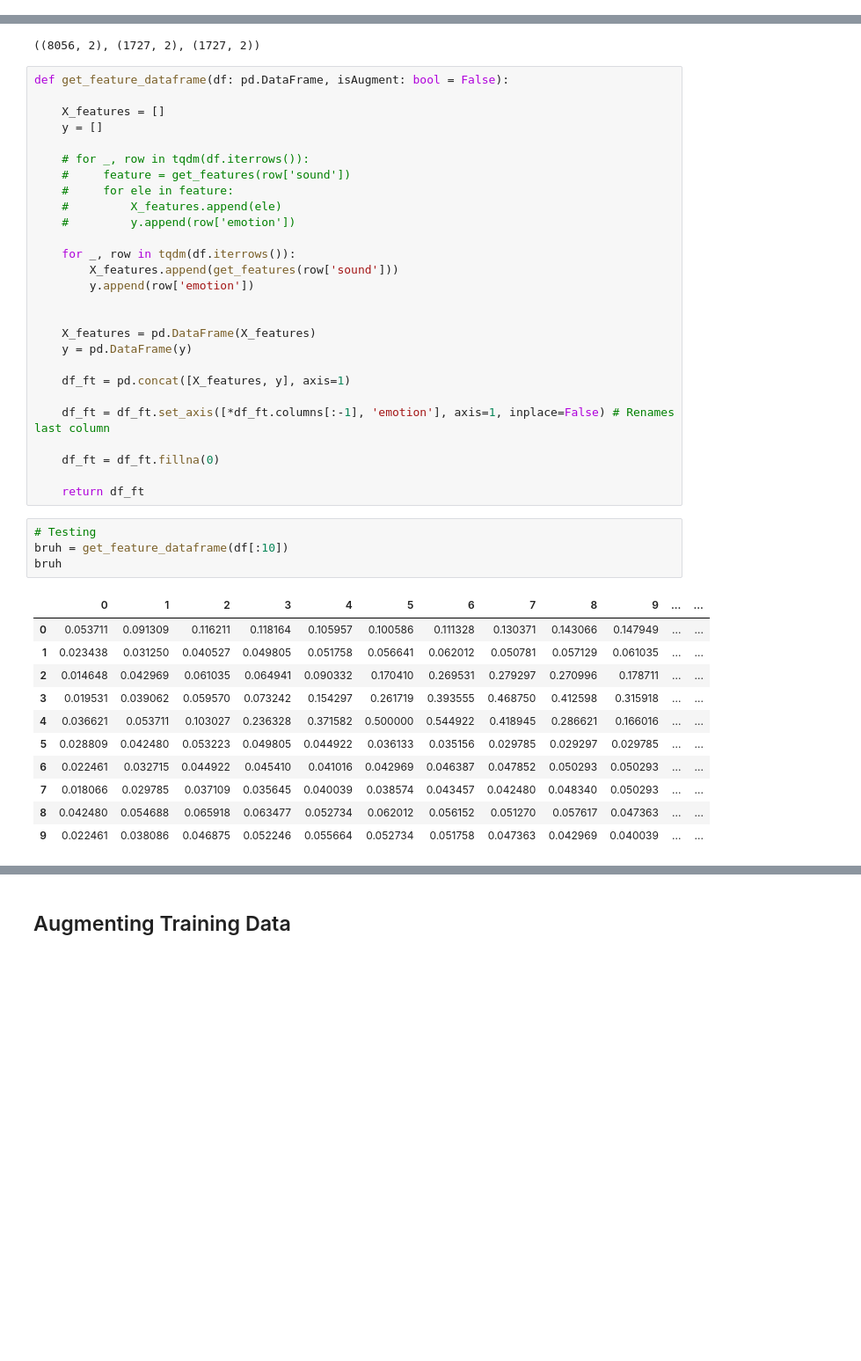
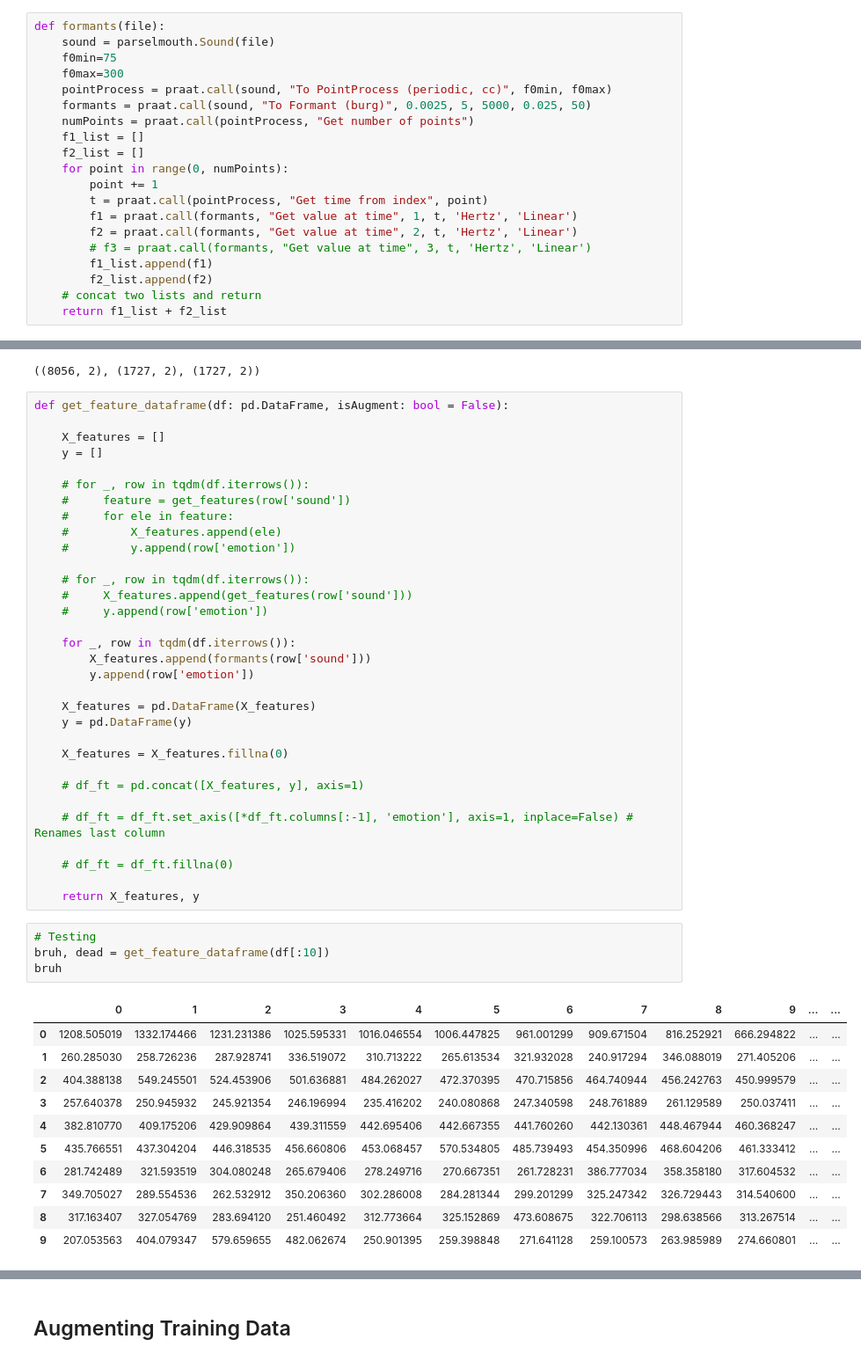
Before and after one commit to SaminYaser-work/audio-preprocessing-and-feature-extraction, a Jupyter notebook: notebook/feature_extraction_1D.ipynb, the cells around one changed output, grey strips where cells are left out. Shown at 88% size. Drawn from its saved outputs; the diff is of its cells as text; blank space fills up the shorter version.

Commit message:
working with formants

```diff
--- a/notebook/feature_extraction_1D.ipynb
+++ b/notebook/feature_extraction_1D.ipynb
@@ -373,5 +372,25 @@ waveplot(data_t, sr, 'Pre-processed')
 # %% [markdown]
 # Feature Extraction
+# %%
+def formants(file):
+    sound = parselmouth.Sound(file)
+    f0min=75
+    f0max=300
+    pointProcess = praat.call(sound, "To PointProcess (periodic, cc)", f0min, f0max)
+    formants = praat.call(sound, "To Formant (burg)", 0.0025, 5, 5000, 0.025, 50)
+    numPoints = praat.call(pointProcess, "Get number of points")
+    f1_list = []
+    f2_list = []
+    for point in range(0, numPoints):
+        point += 1
+        t = praat.call(pointProcess, "Get time from index", point)
+        f1 = praat.call(formants, "Get value at time", 1, t, 'Hertz', 'Linear')
+        f2 = praat.call(formants, "Get value at time", 2, t, 'Hertz', 'Linear')
+        # f3 = praat.call(formants, "Get value at time", 3, t, 'Hertz', 'Linear')
+        f1_list.append(f1)
+        f2_list.append(f2)
+    # concat two lists and return
+    return f1_list + f2_list
 # %%
 def zcr(data):
     zcr = lr.feature.zero_crossing_rate(data, frame_length=FRAME_LENGTH,hop_length=HOP_LENGTH)
@@ -470,34 +490,39 @@ def get_feature_dataframe(df: pd.DataFrame, isAugment: bool = False):
     #         X_features.append(ele)
     #         y.append(row['emotion'])
 
+    # for _, row in tqdm(df.iterrows()):
+    #     X_features.append(get_features(row['sound']))
+    #     y.append(row['emotion'])
+
     for _, row in tqdm(df.iterrows()):
-        X_features.append(get_features(row['sound']))
+        X_features.append(formants(row['sound']))
         y.append(row['emotion'])
-
 
     X_features = pd.DataFrame(X_features)
     y = pd.DataFrame(y)
 
-    df_ft = pd.concat([X_features, y], axis=1)
+    X_features = X_features.fillna(0)
 
-    df_ft = df_ft.set_axis([*df_ft.columns[:-1], 'emotion'], axis=1, inplace=False) # Renames last column
+    # df_ft = pd.concat([X_features, y], axis=1)
 
-    df_ft = df_ft.fillna(0)
+    # df_ft = df_ft.set_axis([*df_ft.columns[:-1], 'emotion'], axis=1, inplace=False) # Renames last column
 
-    return df_ft
+    # df_ft = df_ft.fillna(0)
+
+    return X_features, y
 # %%
 # Testing
-bruh = get_feature_dataframe(df[:10])
+bruh, dead = get_feature_dataframe(df[:10])
 bruh
 # %% [output]
 |  | 0 | 1 | 2 | 3 | 4 | 5 | 6 | 7 | 8 | 9 | ... | ... |
-| 0 | 0.053711 | 0.091309 | 0.116211 | 0.118164 | 0.105957 | 0.100586 | 0.111328 | 0.130371 | 0.143066 | 0.147949 | ... | ... |
-| 1 | 0.023438 | 0.031250 | 0.040527 | 0.049805 | 0.051758 | 0.056641 | 0.062012 | 0.050781 | 0.057129 | 0.061035 | ... | ... |
-| 2 | 0.014648 | 0.042969 | 0.061035 | 0.064941 | 0.090332 | 0.170410 | 0.269531 | 0.279297 | 0.270996 | 0.178711 | ... | ... |
-| 3 | 0.019531 | 0.039062 | 0.059570 | 0.073242 | 0.154297 | 0.261719 | 0.393555 | 0.468750 | 0.412598 | 0.315918 | ... | ... |
-| 4 | 0.036621 | 0.053711 | 0.103027 | 0.236328 | 0.371582 | 0.500000 | 0.544922 | 0.418945 | 0.286621 | 0.166016 | ... | ... |
-| 5 | 0.028809 | 0.042480 | 0.053223 | 0.049805 | 0.044922 | 0.036133 | 0.035156 | 0.029785 | 0.029297 | 0.029785 | ... | ... |
-| 6 | 0.022461 | 0.032715 | 0.044922 | 0.045410 | 0.041016 | 0.042969 | 0.046387 | 0.047852 | 0.050293 | 0.050293 | ... | ... |
-| 7 | 0.018066 | 0.029785 | 0.037109 | 0.035645 | 0.040039 | 0.038574 | 0.043457 | 0.042480 | 0.048340 | 0.050293 | ... | ... |
-| 8 | 0.042480 | 0.054688 | 0.065918 | 0.063477 | 0.052734 | 0.062012 | 0.056152 | 0.051270 | 0.057617 | 0.047363 | ... | ... |
-| 9 | 0.022461 | 0.038086 | 0.046875 | 0.052246 | 0.055664 | 0.052734 | 0.051758 | 0.047363 | 0.042969 | 0.040039 | ... | ... |
+| 0 | 1208.505019 | 1332.174466 | 1231.231386 | 1025.595331 | 1016.046554 | 1006.447825 | 961.001299 | 909.671504 | 816.252921 | 666.294822 | ... | ... |
+| 1 | 260.285030 | 258.726236 | 287.928741 | 336.519072 | 310.713222 | 265.613534 | 321.932028 | 240.917294 | 346.088019 | 271.405206 | ... | ... |
+| 2 | 404.388138 | 549.245501 | 524.453906 | 501.636881 | 484.262027 | 472.370395 | 470.715856 | 464.740944 | 456.242763 | 450.999579 | ... | ... |
+| 3 | 257.640378 | 250.945932 | 245.921354 | 246.196994 | 235.416202 | 240.080868 | 247.340598 | 248.761889 | 261.129589 | 250.037411 | ... | ... |
+| 4 | 382.810770 | 409.175206 | 429.909864 | 439.311559 | 442.695406 | 442.667355 | 441.760260 | 442.130361 | 448.467944 | 460.368247 | ... | ... |
+| 5 | 435.766551 | 437.304204 | 446.318535 | 456.660806 | 453.068457 | 570.534805 | 485.739493 | 454.350996 | 468.604206 | 461.333412 | ... | ... |
+| 6 | 281.742489 | 321.593519 | 304.080248 | 265.679406 | 278.249716 | 270.667351 | 261.728231 | 386.777034 | 358.358180 | 317.604532 | ... | ... |
+| 7 | 349.705027 | 289.554536 | 262.532912 | 350.206360 | 302.286008 | 284.281344 | 299.201299 | 325.247342 | 326.729443 | 314.540600 | ... | ... |
+| 8 | 317.163407 | 327.054769 | 283.694120 | 251.460492 | 312.773664 | 325.152869 | 473.608675 | 322.706113 | 298.638566 | 313.267514 | ... | ... |
+| 9 | 207.053563 | 404.079347 | 579.659655 | 482.062674 | 250.901395 | 259.398848 | 271.641128 | 259.100573 | 263.985989 | 274.660801 | ... | ... |
```
Also changed, not shown: parts of 29 cells of this notebook, 1 other file.
